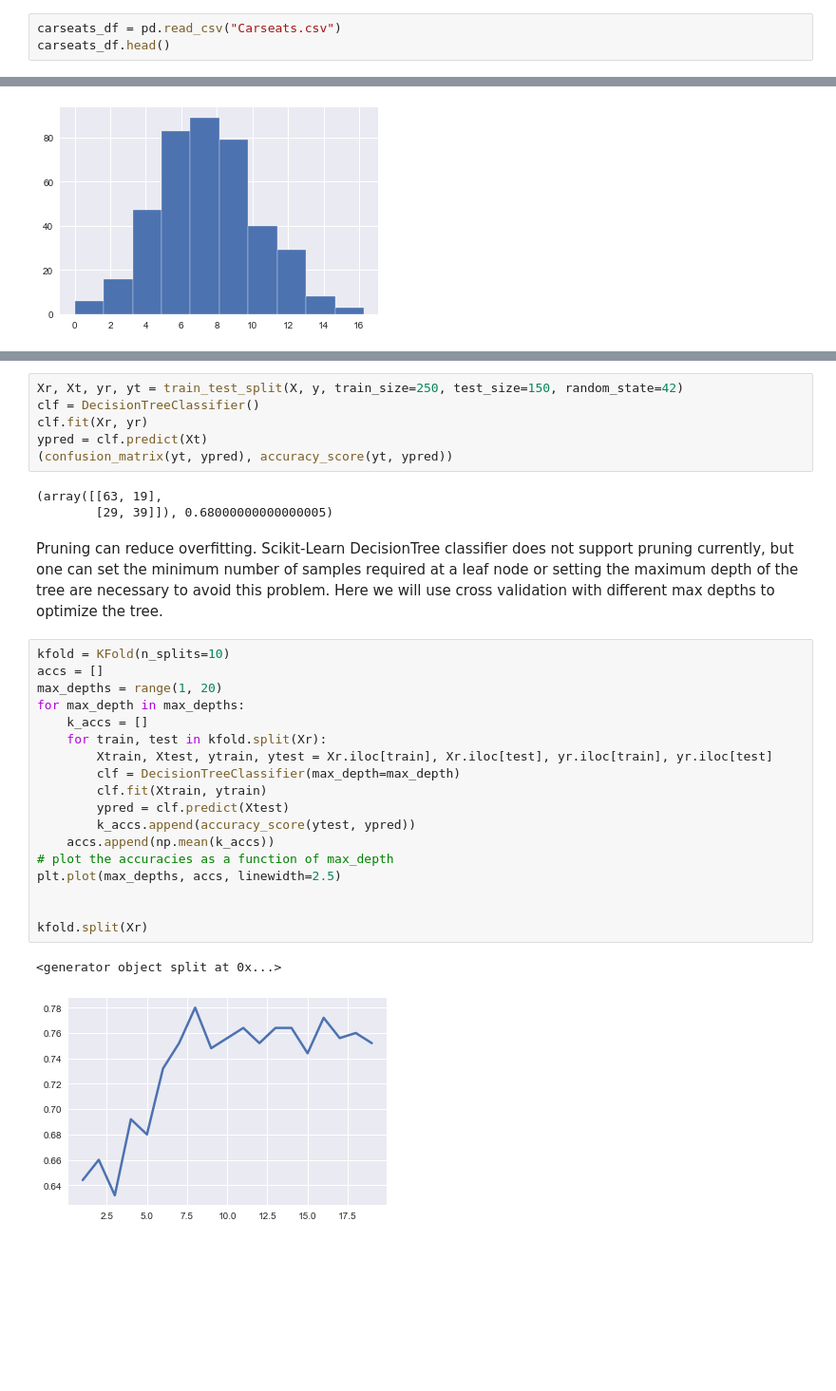
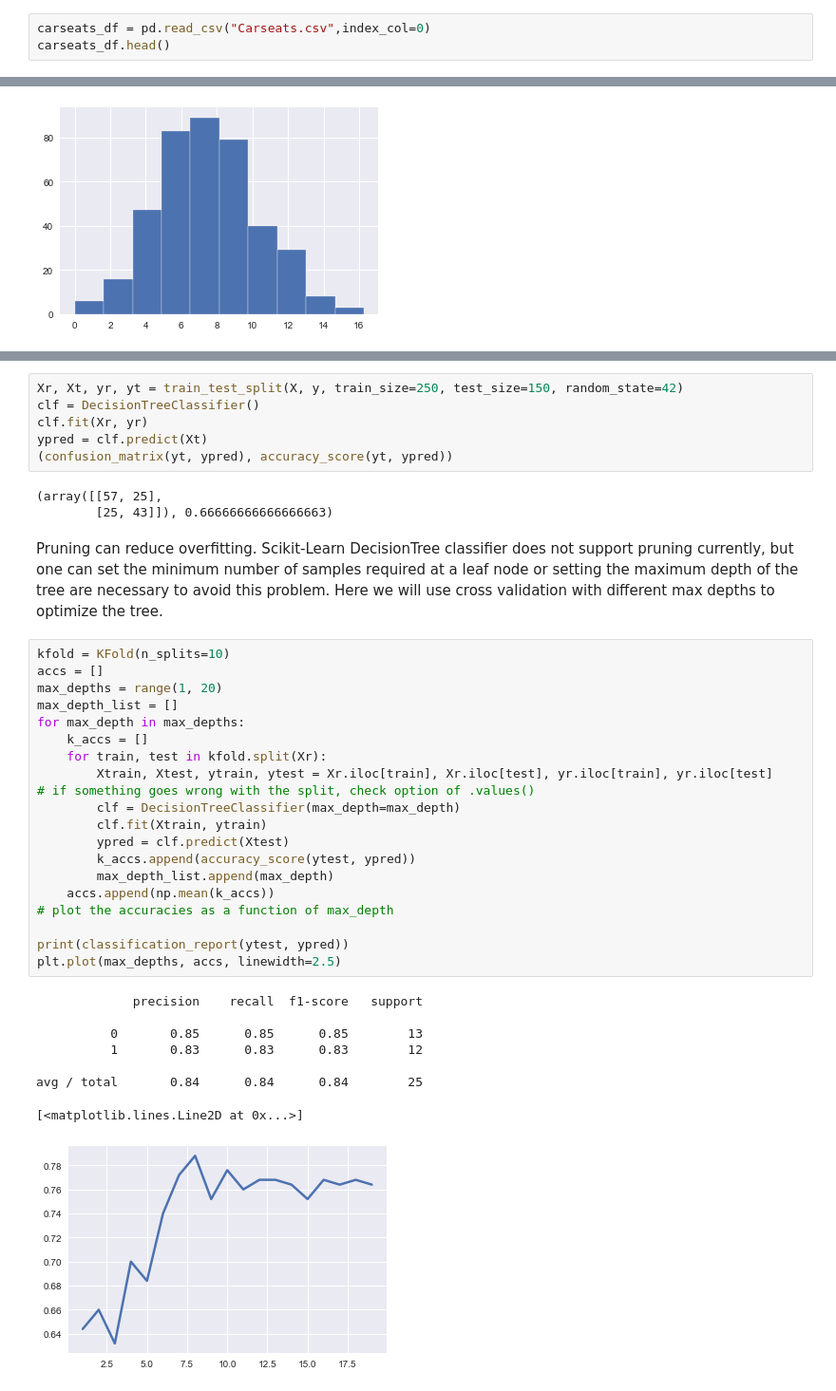
Before and after one commit to kuatroka/ISLR, a Jupyter notebook: SA - ISLR book chapter 8.ipynb, the cells around one changed output, grey strips where cells are left out. Shown at 95% size. Cells and saved outputs as stored; diff of their text form; blank space fills up the shorter version.

```diff
--- a/SA - ISLR book chapter 8.ipynb
+++ b/SA - ISLR book chapter 8.ipynb
@@ -101,6 +102,6 @@ plt.annotate('R3', xy=(11,170), fontsize='xx-large');
 # %% [markdown]
 ## Lab 8.3.1 Fitting Classification Trees
 # %%
-carseats_df = pd.read_csv("Carseats.csv")
+carseats_df = pd.read_csv("Carseats.csv",index_col=0)
 carseats_df.head()
 # %% [output]
@@ -160,28 +161,36 @@ clf.fit(Xr, yr)
 ypred = clf.predict(Xt)
 (confusion_matrix(yt, ypred), accuracy_score(yt, ypred))
 # %% [output]
-(array([[63, 19],
-        [29, 39]]), 0.68000000000000005)
+(array([[57, 25],
+        [25, 43]]), 0.66666666666666663)
 # %% [markdown]
 Pruning can reduce overfitting. Scikit-Learn DecisionTree classifier does not support pruning currently, but one can set the minimum number of samples required at a leaf node or setting the maximum depth of the tree are necessary to avoid this problem. Here we will use cross validation with different max depths to optimize the tree.
 # %%
 kfold = KFold(n_splits=10)
 accs = []
 max_depths = range(1, 20)
+max_depth_list = []
 for max_depth in max_depths:
     k_accs = []
     for train, test in kfold.split(Xr):
         Xtrain, Xtest, ytrain, ytest = Xr.iloc[train], Xr.iloc[test], yr.iloc[train], yr.iloc[test]
+# if something goes wrong with the split, check option of .values()
         clf = DecisionTreeClassifier(max_depth=max_depth)
         clf.fit(Xtrain, ytrain)
         ypred = clf.predict(Xtest)
         k_accs.append(accuracy_score(ytest, ypred))
+        max_depth_list.append(max_depth)
     accs.append(np.mean(k_accs))
 # plot the accuracies as a function of max_depth
+
+print(classification_report(ytest, ypred))
 plt.plot(max_depths, accs, linewidth=2.5)
-
-
-kfold.split(Xr)
 # %% [output]
-<generator object split at 0x...>
+             precision    recall  f1-score   support
+
+          0       0.85      0.85      0.85        13
+          1       0.83      0.83      0.83        12
+
+avg / total       0.84      0.84      0.84        25
+[<matplotlib.lines.Line2D at 0x...>]
-[figure, old version]
+[figure, new version]
```
Also changed, not shown: parts of 31 cells of this notebook.
